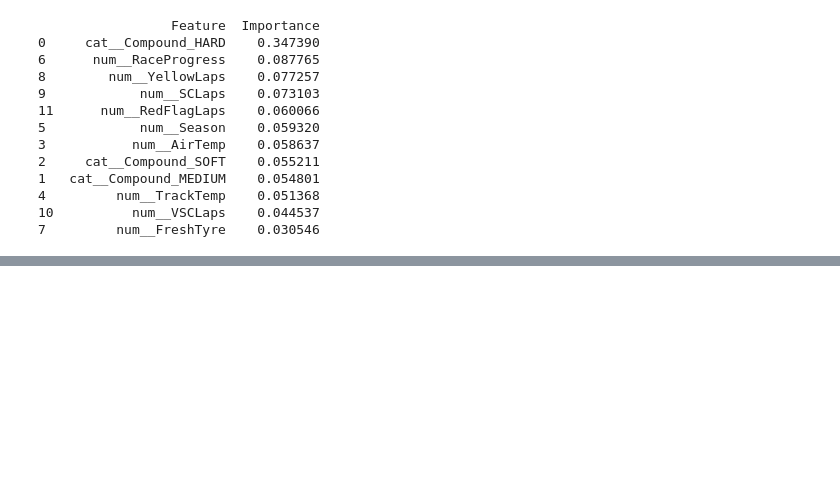
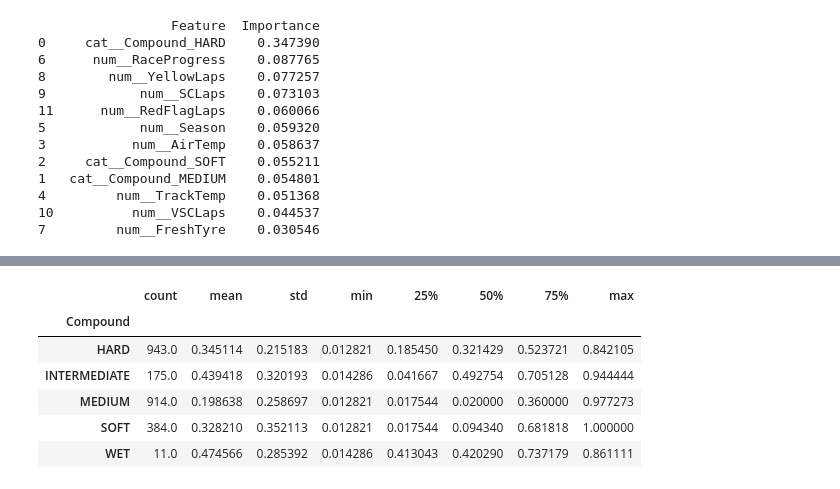
Before and after one commit to UsualSuspect09/F1-Race-Strat-Engine, a Jupyter notebook: notebooks/multi_season_modeling.ipynb, the cells around one changed output, grey strips where cells are left out. Drawn from its saved outputs; the diff is of its cells as text; code cells hidden in the pictures; blank space fills up the shorter version.

```diff
--- a/notebooks/multi_season_modeling.ipynb
+++ b/notebooks/multi_season_modeling.ipynb
@@ -2427,0 +2576,16 @@ print(
+# %%
+import pandas as pd
+df_test = pd.read_csv(
+    "C:/Users/VANSH/Formula1/notebooks/master_stint_combined_v2.csv"
+)
+df_test.groupby(
+    "Compound"
+)["RaceProgress"].describe()
+# %% [output]
+|  | count | mean | std | min | 25% | 50% | 75% | max |
+| Compound |  |  |  |  |  |  |  |  |
+| HARD | 943.0 | 0.345114 | 0.215183 | 0.012821 | 0.185450 | 0.321429 | 0.523721 | 0.842105 |
+| INTERMEDIATE | 175.0 | 0.439418 | 0.320193 | 0.014286 | 0.041667 | 0.492754 | 0.705128 | 0.944444 |
+| MEDIUM | 914.0 | 0.198638 | 0.258697 | 0.012821 | 0.017544 | 0.020000 | 0.360000 | 0.977273 |
+| SOFT | 384.0 | 0.328210 | 0.352113 | 0.012821 | 0.017544 | 0.094340 | 0.681818 | 1.000000 |
+| WET | 11.0 | 0.474566 | 0.285392 | 0.014286 | 0.413043 | 0.420290 | 0.737179 | 0.861111 |
```
Also changed, not shown: parts of 7 cells of this notebook, 5 other files.
